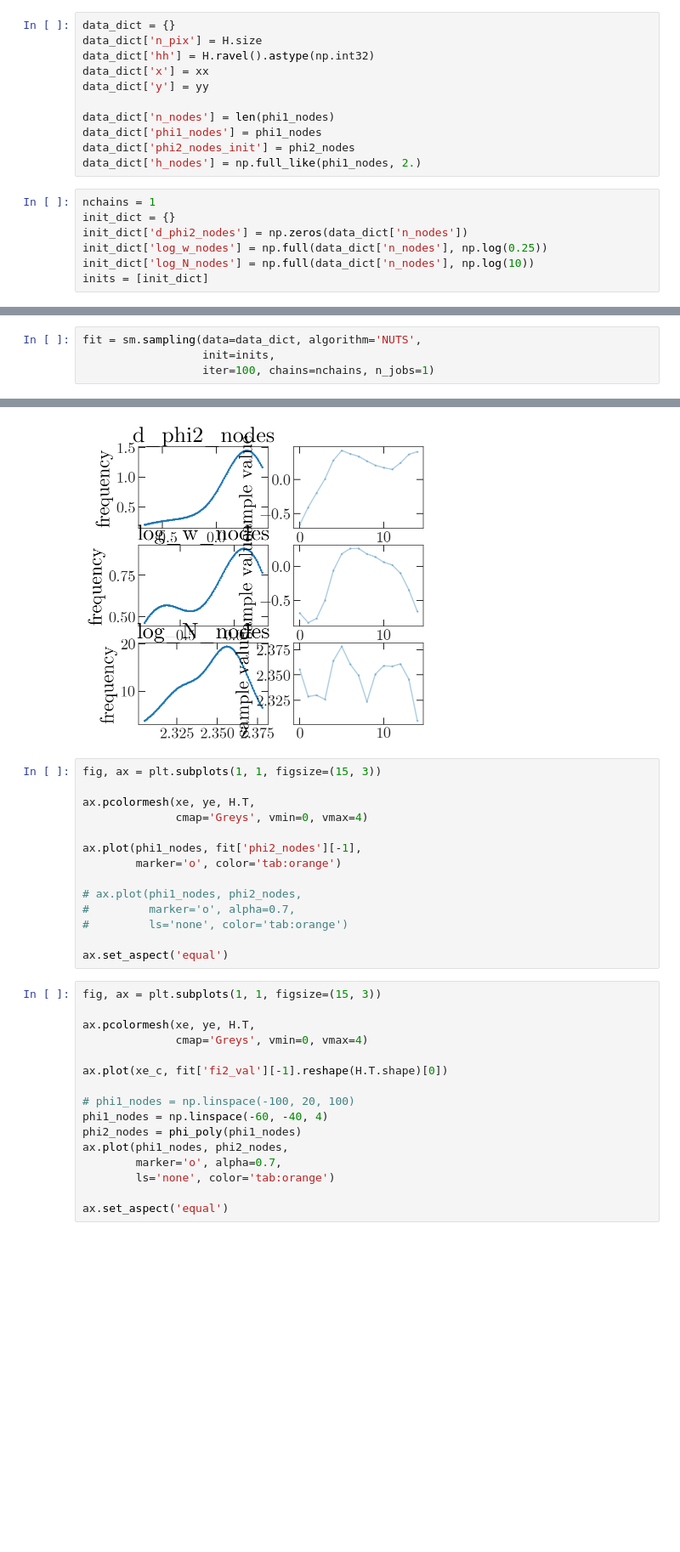
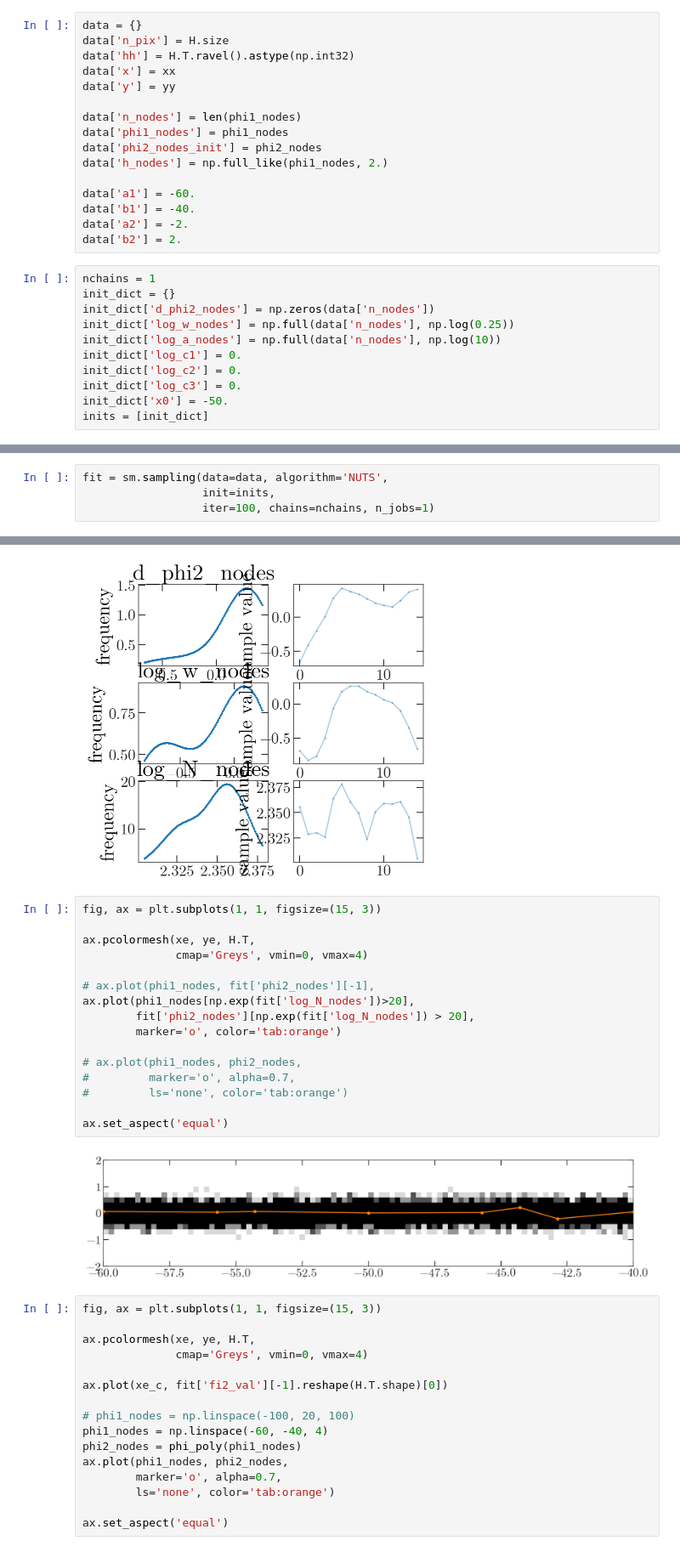
Before and after one commit to adrn/GD1-DR2, a Jupyter notebook: notebooks/Binned-density-model.ipynb, the cells around one changed output, grey strips where cells are left out. Shown at 85% size. Cells and saved outputs as stored; diff of their text form; blank space fills up the shorter version.

```diff
--- a/notebooks/Binned-density-model.ipynb
+++ b/notebooks/Binned-density-model.ipynb
@@ -102,20 +103,29 @@ xx, yy = np.stack(list(map(np.ravel, np.meshgrid(xe_c, ye_c))))
 # init_dict['log_widths'] = np.log(0.25 * np.ones(len(phi1_nodes)))
 # inits = [init_dict]
 # %%
-data_dict = {}
-data_dict['n_pix'] = H.size
-data_dict['hh'] = H.ravel().astype(np.int32)
-data_dict['x'] = xx
-data_dict['y'] = yy
+data = {}
+data['n_pix'] = H.size
+data['hh'] = H.T.ravel().astype(np.int32)
+data['x'] = xx
+data['y'] = yy
 
-data_dict['n_nodes'] = len(phi1_nodes)
-data_dict['phi1_nodes'] = phi1_nodes
-data_dict['phi2_nodes_init'] = phi2_nodes
-data_dict['h_nodes'] = np.full_like(phi1_nodes, 2.)
+data['n_nodes'] = len(phi1_nodes)
+data['phi1_nodes'] = phi1_nodes
+data['phi2_nodes_init'] = phi2_nodes
+data['h_nodes'] = np.full_like(phi1_nodes, 2.)
+
+data['a1'] = -60.
+data['b1'] = -40.
+data['a2'] = -2.
+data['b2'] = 2.
 # %%
 nchains = 1
 init_dict = {}
-init_dict['d_phi2_nodes'] = np.zeros(data_dict['n_nodes'])
-init_dict['log_w_nodes'] = np.full(data_dict['n_nodes'], np.log(0.25))
-init_dict['log_N_nodes'] = np.full(data_dict['n_nodes'], np.log(10))
+init_dict['d_phi2_nodes'] = np.zeros(data['n_nodes'])
+init_dict['log_w_nodes'] = np.full(data['n_nodes'], np.log(0.25))
+init_dict['log_a_nodes'] = np.full(data['n_nodes'], np.log(10))
+init_dict['log_c1'] = 0.
+init_dict['log_c2'] = 0.
+init_dict['log_c3'] = 0.
+init_dict['x0'] = -50.
 inits = [init_dict]
@@ -128,5 +222,5 @@ INFO:pystan:COMPILING THE C++ CODE FOR MODEL anon_model_031978fd0a84d678731f1dc6
 # %%
-fit = sm.sampling(data=data_dict, algorithm='NUTS',
+fit = sm.sampling(data=data, algorithm='NUTS',
                   init=inits,
                   iter=100, chains=nchains, n_jobs=1)
 # %%
@@ -136,17 +230,21 @@ _ = fit.plot(pars=['d_phi2_nodes', 'log_w_nodes', 'log_N_nodes'])
 # %%
 fig, ax = plt.subplots(1, 1, figsize=(15, 3))
 
 ax.pcolormesh(xe, ye, H.T,
               cmap='Greys', vmin=0, vmax=4)
 
-ax.plot(phi1_nodes, fit['phi2_nodes'][-1],
+# ax.plot(phi1_nodes, fit['phi2_nodes'][-1],
+ax.plot(phi1_nodes[np.exp(fit['log_N_nodes'])>20],
+        fit['phi2_nodes'][np.exp(fit['log_N_nodes']) > 20],
         marker='o', color='tab:orange')
 
 # ax.plot(phi1_nodes, phi2_nodes,
 #         marker='o', alpha=0.7,
 #         ls='none', color='tab:orange')
 
 ax.set_aspect('equal')
+# %% [output]
+[figure, added]
 # %%
 fig, ax = plt.subplots(1, 1, figsize=(15, 3))
 
```
Also changed, not shown: parts of 12 cells of this notebook.
